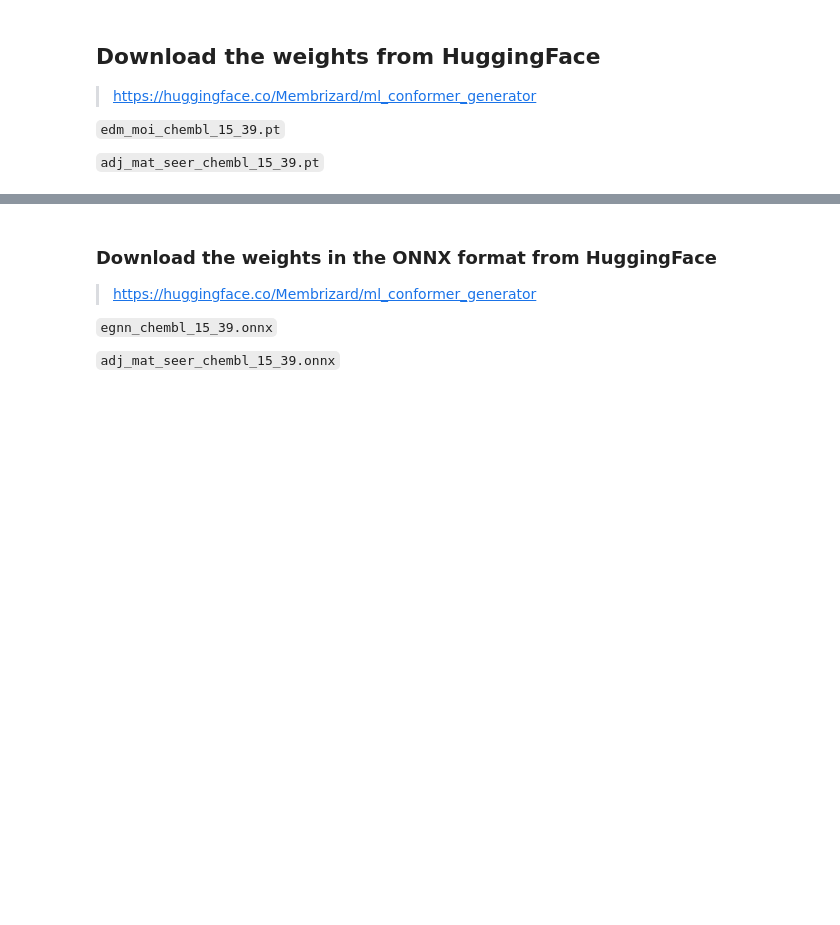
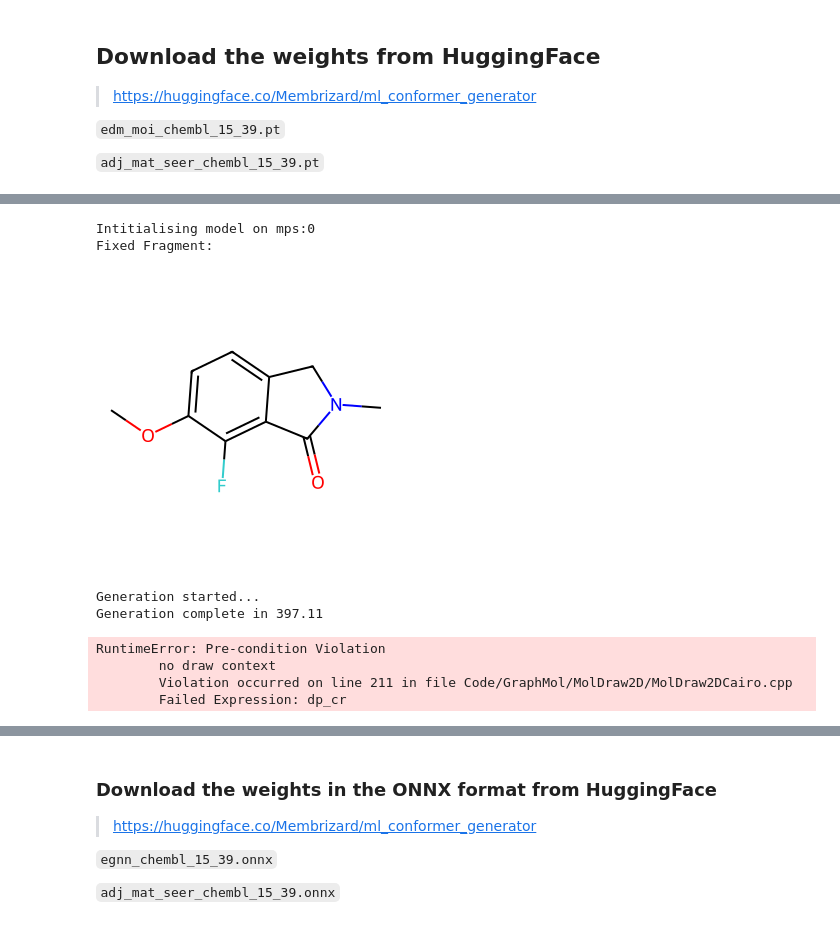
Before and after one commit to Membrizard/ml_conformer_generator, a Jupyter notebook: python_api_demo.ipynb, the cells around one changed output, grey strips where cells are left out. Saved outputs shown, nothing was run; the diff lists cells and outputs as text; code cells hidden in the pictures; blank space fills up the shorter version.

```diff
--- a/python_api_demo.ipynb
+++ b/python_api_demo.ipynb
@@ -342 +176,80 @@ Draw.MolsToGridImage(mols, legends=legends)
+# %%
+import time
+import torch
+
+from rdkit import Chem, RDLogger
+from rdkit.Chem import Draw
+
+from src.mlconfgen import MLConformerGenerator, evaluate_samples
+from src.mlconfgen.utils import extract_fragment
+
+RDLogger.DisableLog('rdApp.*')
+
+if torch.cuda.is_available():
+    device = torch.device("cuda:0")
+elif torch.backends.mps.is_available():
+    device = torch.device("mps:0")
+else:
+    device = torch.device("cpu")
+
+print(f"Intitialising model on {device}")
+
+generator = MLConformerGenerator(
+                                 edm_weights="./edm_moi_chembl_15_39.pt",
+                                 adj_mat_seer_weights="./adj_mat_seer_chembl_15_39.pt",
+                                 device=device,
+                                 diffusion_steps=100,
+                                )
+
+# Load a Reference conformer
+ref_mol = Chem.MolFromMolFile('./assets/demo_files/38_atoms_example.mol')
+
+# Fix the atoms using their index in the reference conformer
+fixed_idx = {0, 1, 2, 3, 4, 5, 6, 7, 8, 9, 10, 11, 13}
+
+
+print("Fixed Fragment:")
+
+display(Draw.MolToImage(Chem.MolFromSmiles(Chem.MolToSmiles(extract_fragment(ref_mol, fixed_idx)))))
+
+# Generate Samples
+print("Generation started...")
+start = time.time()
+# Resampling increases generation quality, while sacrificing speed
+
+samples = generator.generate_conformers(
+                                        reference_conformer=ref_mol,
+                                        n_samples=10,
+                                        variance=2,
+                                        resample_steps=2,
+                                        fixed_fragment=fixed_idx,
+                                        blend_power=3,
+                                       )
+
+print(f"Generation complete in {round(time.time() - start, 2)}")
+
+# Characterise samples
+_, std_samples = evaluate_samples(ref_mol, samples)
+
+# Display results
+mols = []
+legends = []
+for sample in std_samples:
+    mol = Chem.MolFromMolBlock(sample['mol_block'])
+    mol = Chem.MolFromSmiles(Chem.MolToSmiles(mol))
+    mol.SetProp("Shape_Tanimoto", str(sample['shape_tanimoto']))
+    mols.append(mol)
+    legends.append(f"Shape Similarity - {round(sample['shape_tanimoto'], 2)}")
+
+Draw.MolsToGridImage(mols, legends=legends)
+# %% [output]
+Intitialising model on mps:0
+Fixed Fragment:
+[figure, added]
+Generation started...
+Generation complete in 397.11
+RuntimeError: Pre-condition Violation
+        no draw context
+        Violation occurred on line 211 in file Code/GraphMol/MolDraw2D/MolDraw2DCairo.cpp
+        Failed Expression: dp_cr
 # %% [markdown]
```
Also changed, not shown: parts of 29 cells of this notebook, 3 other files.
